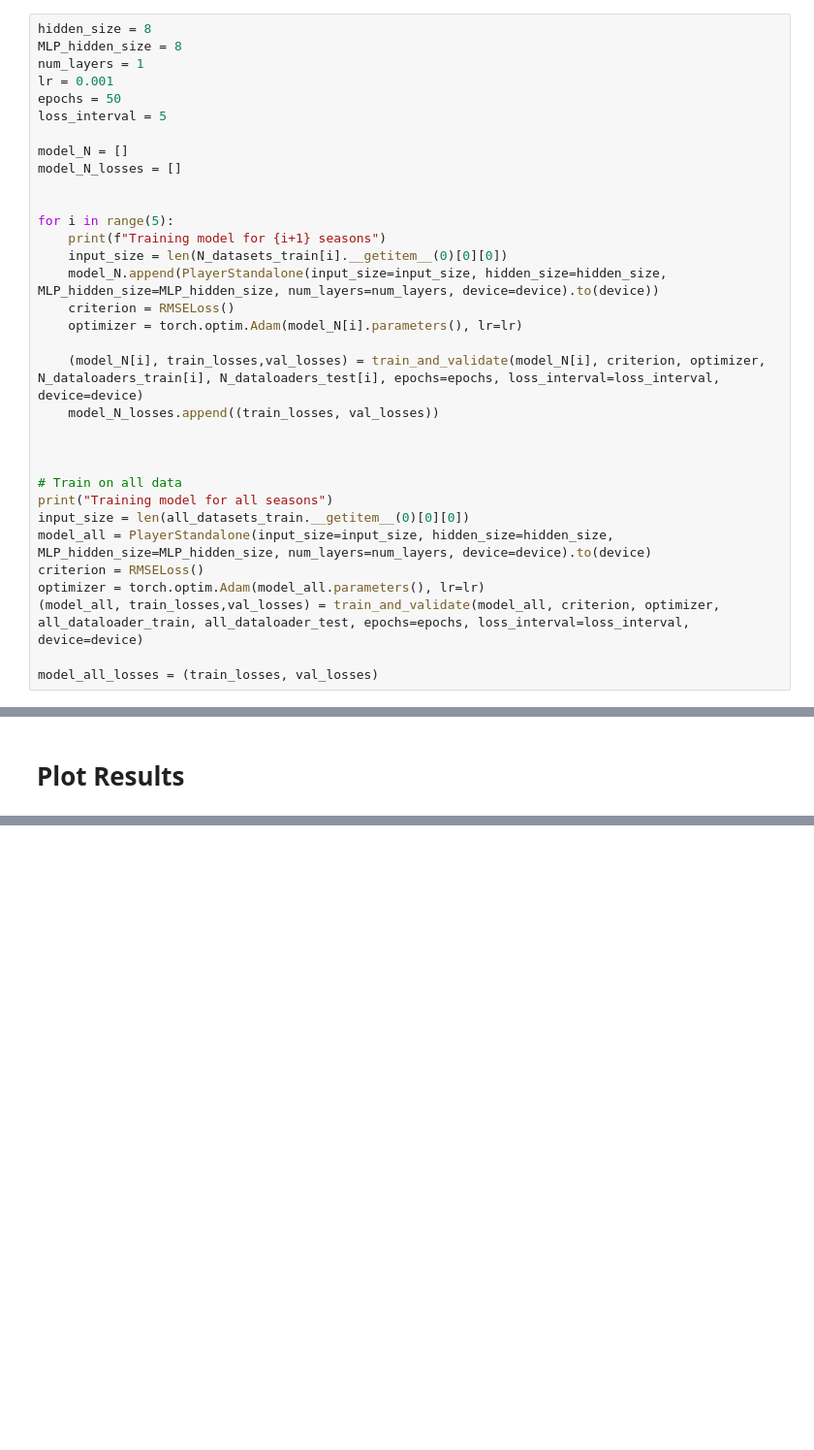
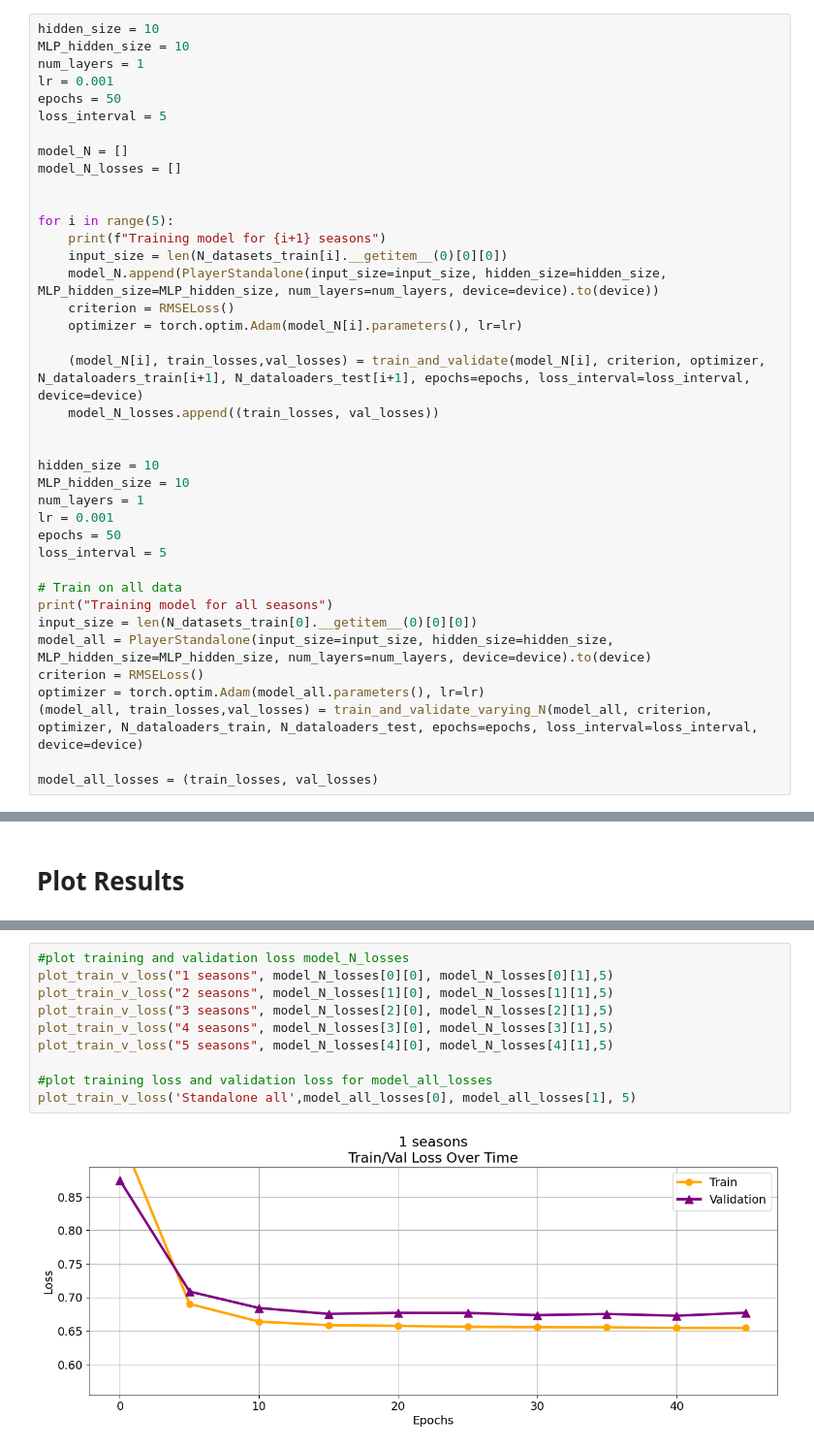
Before and after one commit to RandumbRobot/hockey-player-stats-predictor, a Jupyter notebook: player_standalone_eval.ipynb, the cells around one changed output, grey strips where cells are left out. Shown at 97% size. Saved outputs shown, nothing was run; the diff lists cells and outputs as text; blank space fills up the shorter version.

```diff
--- a/player_standalone_eval.ipynb
+++ b/player_standalone_eval.ipynb
@@ -82,8 +74,8 @@ Test size for all seasons: 3386
 # %% [markdown]
 # Training and Validation
 # %%
-hidden_size = 8
-MLP_hidden_size = 8
+hidden_size = 10
+MLP_hidden_size = 10
 num_layers = 1
 lr = 0.001
 epochs = 50
@@ -100,18 +92,24 @@ for i in range(5):
     criterion = RMSELoss()
     optimizer = torch.optim.Adam(model_N[i].parameters(), lr=lr)
 
-    (model_N[i], train_losses,val_losses) = train_and_validate(model_N[i], criterion, optimizer, N_dataloaders_train[i], N_dataloaders_test[i], epochs=epochs, loss_interval=loss_interval, device=device)
+    (model_N[i], train_losses,val_losses) = train_and_validate(model_N[i], criterion, optimizer, N_dataloaders_train[i+1], N_dataloaders_test[i+1], epochs=epochs, loss_interval=loss_interval, device=device)
     model_N_losses.append((train_losses, val_losses))
 
 
+hidden_size = 10
+MLP_hidden_size = 10
+num_layers = 1
+lr = 0.001
+epochs = 50
+loss_interval = 5
 
 # Train on all data
 print("Training model for all seasons")
-input_size = len(all_datasets_train.__getitem__(0)[0][0])
+input_size = len(N_datasets_train[0].__getitem__(0)[0][0])
 model_all = PlayerStandalone(input_size=input_size, hidden_size=hidden_size, MLP_hidden_size=MLP_hidden_size, num_layers=num_layers, device=device).to(device)
 criterion = RMSELoss()
 optimizer = torch.optim.Adam(model_all.parameters(), lr=lr)
-(model_all, train_losses,val_losses) = train_and_validate(model_all, criterion, optimizer, all_dataloader_train, all_dataloader_test, epochs=epochs, loss_interval=loss_interval, device=device)
+(model_all, train_losses,val_losses) = train_and_validate_varying_N(model_all, criterion, optimizer, N_dataloaders_train, N_dataloaders_test, epochs=epochs, loss_interval=loss_interval, device=device)
 
 model_all_losses = (train_losses, val_losses)
 # %% [output]
@@ -275,0 +276,12 @@ plt.legend()
+# %%
+#plot training and validation loss model_N_losses
+plot_train_v_loss("1 seasons", model_N_losses[0][0], model_N_losses[0][1],5)
+plot_train_v_loss("2 seasons", model_N_losses[1][0], model_N_losses[1][1],5)
+plot_train_v_loss("3 seasons", model_N_losses[2][0], model_N_losses[2][1],5)
+plot_train_v_loss("4 seasons", model_N_losses[3][0], model_N_losses[3][1],5)
+plot_train_v_loss("5 seasons", model_N_losses[4][0], model_N_losses[4][1],5)
+
+#plot training loss and validation loss for model_all_losses
+plot_train_v_loss('Standalone all',model_all_losses[0], model_all_losses[1], 5)
+# %% [output]
+[figure, added]
```
Also changed, not shown: parts of 21 cells of this notebook, 10 other files.
